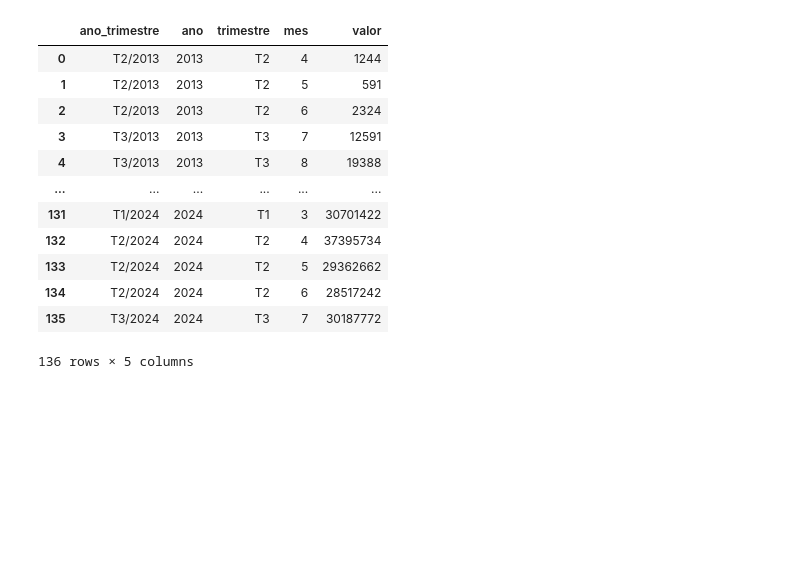
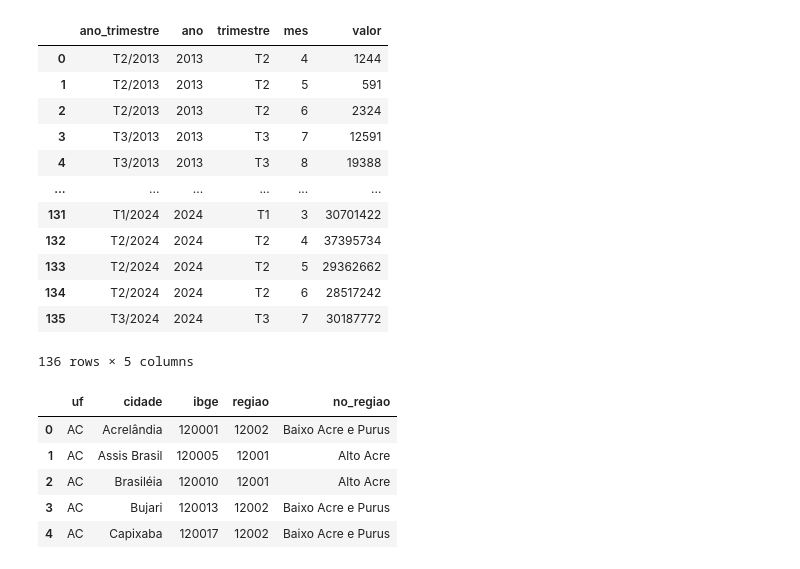
Before and after one commit to ecosustain/Info-APS, a Jupyter notebook: painel/teste.ipynb, the cells around one changed output. Saved outputs shown, nothing was run; the diff lists cells and outputs as text; code cells hidden in the pictures; blank space fills up the shorter version.

```diff
--- a/painel/teste.ipynb
+++ b/painel/teste.ipynb
@@ -889,3 +895,18 @@ df_sarima
 | 134 | T2/2024 | 2024 | T2 | 6 | 28517242 |
 | 135 | T3/2024 | 2024 | T3 | 7 | 30187772 |
 136 rows × 5 columns
+# %%
+import pandas as pd
+
+# Import the Excel file
+df_reg_mun = pd.read_excel('data/reg_mun.xlsx')
+
+# Display the first few rows of the dataframe
+df_reg_mun.head()
+# %% [output]
+|  | uf | cidade | ibge | regiao | no_regiao |
+| 0 | AC | Acrelândia | 120001 | 12002 | Baixo Acre e Purus |
+| 1 | AC | Assis Brasil | 120005 | 12001 | Alto Acre |
+| 2 | AC | Brasiléia | 120010 | 12001 | Alto Acre |
+| 3 | AC | Bujari | 120013 | 12002 | Baixo Acre e Purus |
+| 4 | AC | Capixaba | 120017 | 12002 | Baixo Acre e Purus |
```
Also changed, not shown: parts of 7 cells of this notebook, 2 other files.
